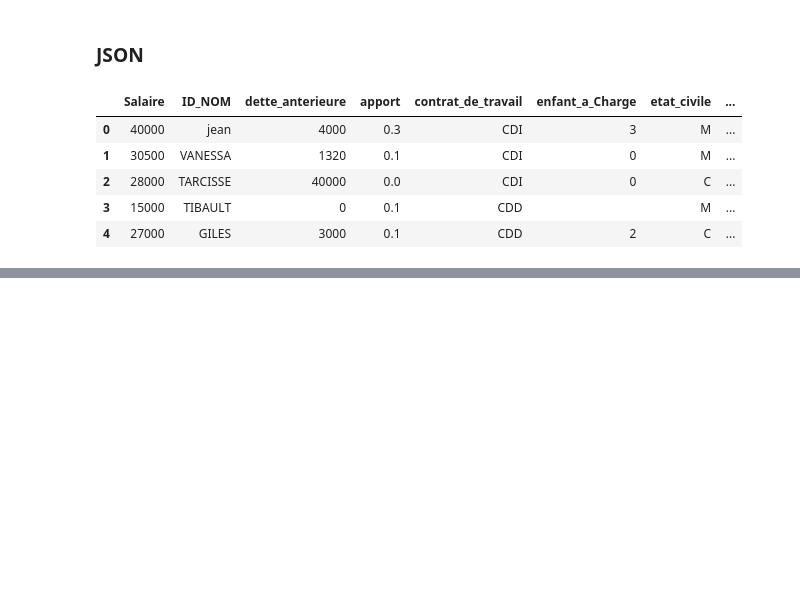
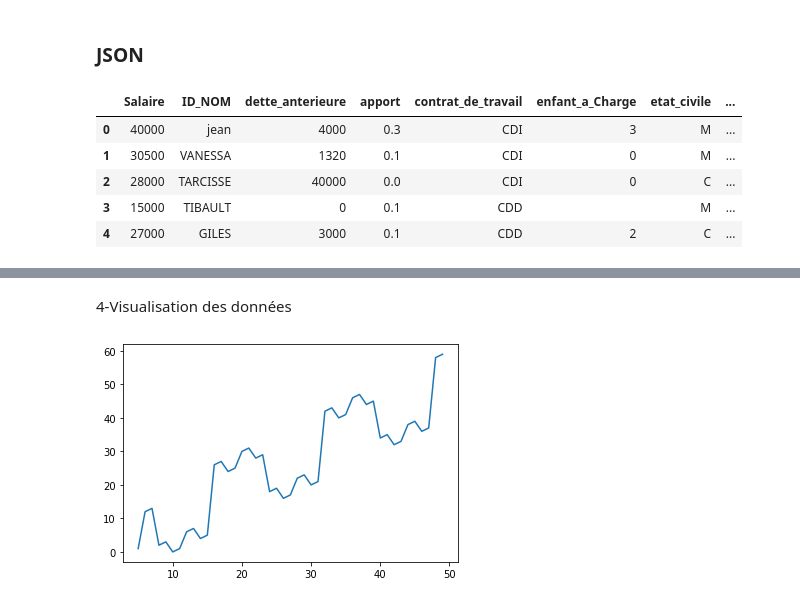
Before and after one commit to CassiaFa/Analyse_Donnees, a Jupyter notebook: analyse.ipynb, the cells around one changed output, grey strips where cells are left out. Drawn from its saved outputs; the diff is of its cells as text; code cells hidden in the pictures; blank space fills up the shorter version.

```diff
--- a/analyse.ipynb
+++ b/analyse.ipynb
@@ -50,0 +188,11 @@ cd_immo_json.head()
+# %% [markdown]
+4-Visualisation des données
+# %%
+montant_tps = pd.read_csv("./base_donnees/Montant_Temps.csv")
+# %%
+x = montant_tps.iloc[:,1]
+y = montant_tps.iloc[:,0]
+plt.plot(x, y)
+plt.show()
+# %% [output]
+[figure, added]
```
Also changed, not shown: parts of 18 cells of this notebook.
